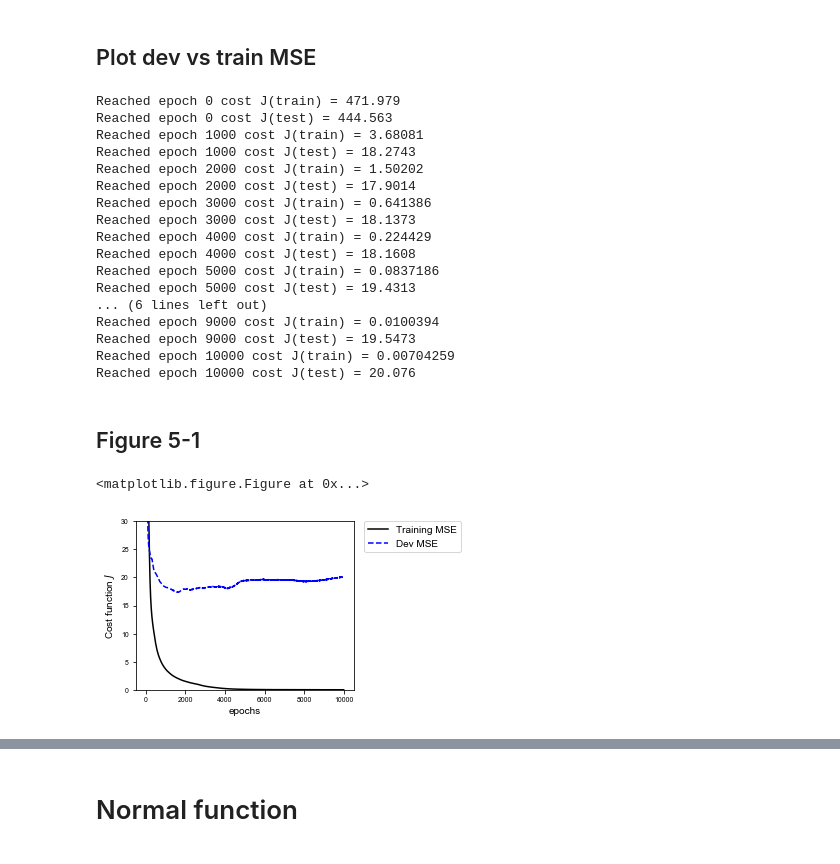
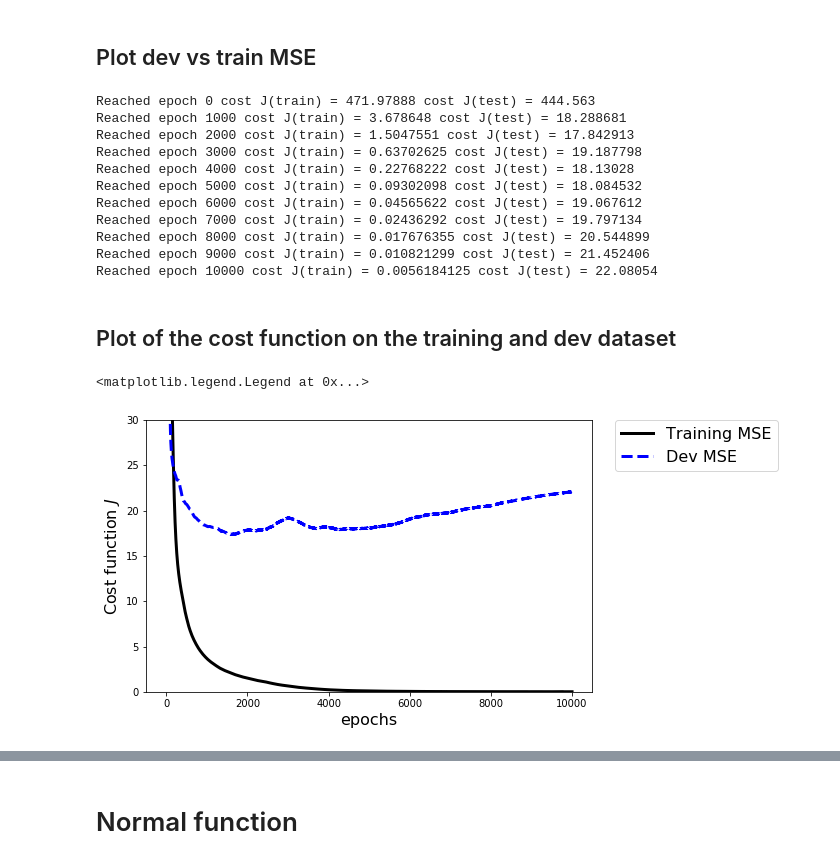
Before and after one commit to Apress/applied-deep-learning, a Jupyter notebook: Chapter 5 - Regularization/Chapter 5 - Regularization.ipynb, the cells around one changed output, grey strips where cells are left out. Saved outputs shown, nothing was run; the diff lists cells and outputs as text; code cells hidden in the pictures.

```diff
--- a/Chapter 5 - Regularization/Chapter 5 - Regularization.ipynb
+++ b/Chapter 5 - Regularization/Chapter 5 - Regularization.ipynb
@@ -65,0 +83,5 @@ print(dev_y.shape)
+# %%
+train_x = pd.read_csv("boston_train_x.csv", header = None)
+train_y = pd.read_csv("boston_train_y.csv", header = None)
+dev_x = pd.read_csv("boston_dev_x.csv", header = None)
+dev_y = pd.read_csv("boston_dev_y.csv", header = None)
@@ -121,44 +147,30 @@ for epoch in range(10000+1):
     cost_test_history = np.append(cost_test_history, cost_test_)
 
     if (epoch % 1000 == 0):
-        print("Reached epoch",epoch,"cost J(train) =", cost_train_)
-        print("Reached epoch",epoch,"cost J(test) =", cost_test_)
+        print("Reached epoch",epoch,"cost J(train) =", cost_train_, "cost J(test) =", cost_test_)
 # %% [output]
-Reached epoch 0 cost J(train) = 471.979
-Reached epoch 0 cost J(test) = 444.563
-Reached epoch 1000 cost J(train) = 3.68081
-Reached epoch 1000 cost J(test) = 18.2743
-Reached epoch 2000 cost J(train) = 1.50202
-Reached epoch 2000 cost J(test) = 17.9014
-Reached epoch 3000 cost J(train) = 0.641386
-Reached epoch 3000 cost J(test) = 18.1373
-Reached epoch 4000 cost J(train) = 0.224429
-Reached epoch 4000 cost J(test) = 18.1608
-Reached epoch 5000 cost J(train) = 0.0837186
-Reached epoch 5000 cost J(test) = 19.4313
-... (6 lines left out)
-Reached epoch 9000 cost J(train) = 0.0100394
-Reached epoch 9000 cost J(test) = 19.5473
-Reached epoch 10000 cost J(train) = 0.00704259
-Reached epoch 10000 cost J(test) = 20.076
+Reached epoch 0 cost J(train) = 471.97888 cost J(test) = 444.563
+Reached epoch 1000 cost J(train) = 3.678648 cost J(test) = 18.288681
+Reached epoch 2000 cost J(train) = 1.5047551 cost J(test) = 17.842913
+Reached epoch 3000 cost J(train) = 0.63702625 cost J(test) = 19.187798
+Reached epoch 4000 cost J(train) = 0.22768222 cost J(test) = 18.13028
+Reached epoch 5000 cost J(train) = 0.09302098 cost J(test) = 18.084532
+Reached epoch 6000 cost J(train) = 0.04565622 cost J(test) = 19.067612
+Reached epoch 7000 cost J(train) = 0.02436292 cost J(test) = 19.797134
+Reached epoch 8000 cost J(train) = 0.017676355 cost J(test) = 20.544899
+Reached epoch 9000 cost J(train) = 0.010821299 cost J(test) = 21.452406
+Reached epoch 10000 cost J(train) = 0.0056184125 cost J(test) = 22.08054
-# %% [markdown]
-## Figure 5-1
+# %% [markdown]
+## Plot of the cost function on the training and dev dataset
 # %%
-plt.rc('font', family='arial')
-plt.rc('xtick', labelsize='x-small')
-plt.rc('ytick', labelsize='x-small')
-
-plt.tight_layout()
-
-fig = plt.figure(figsize=(3.9, 3.1))
+fig = plt.figure(figsize=(8, 5))
 ax = fig.add_subplot(1, 1, 1)
-ax.plot(cost_train_history, ls='-', color = 'black', label = r'Training MSE')
-ax.plot(cost_test_history, ls='--', color = 'blue', label = r'Dev MSE')
-ax.set_xlabel('epochs')
-ax.set_ylabel('Cost function $J$')
+ax.plot(cost_train_history, ls='-', color = 'black', lw = 3, label = r'Training MSE')
+ax.plot(cost_test_history, ls='--', color = 'blue', lw = 3, label = r'Dev MSE')
+ax.set_xlabel('epochs', fontsize = 16)
+ax.set_ylabel('Cost function $J$', fontsize = 16)
 ax.set_ylim(0,30)
-plt.legend(bbox_to_anchor=(1.05, 1), loc=2, borderaxespad=0.)
-fig.savefig('Figure_5-1'+'.png', format='png', dpi=300,bbox_inches='tight')
+plt.legend(bbox_to_anchor=(1.05, 1), loc=2, borderaxespad=0., fontsize = 16)
 # %% [output]
-<matplotlib.figure.Figure at 0x...>
+<matplotlib.legend.Legend at 0x...>
-[figure, old version]
+[figure, new version]
```
Also changed, not shown: parts of 68 cells of this notebook, 5 other files.
